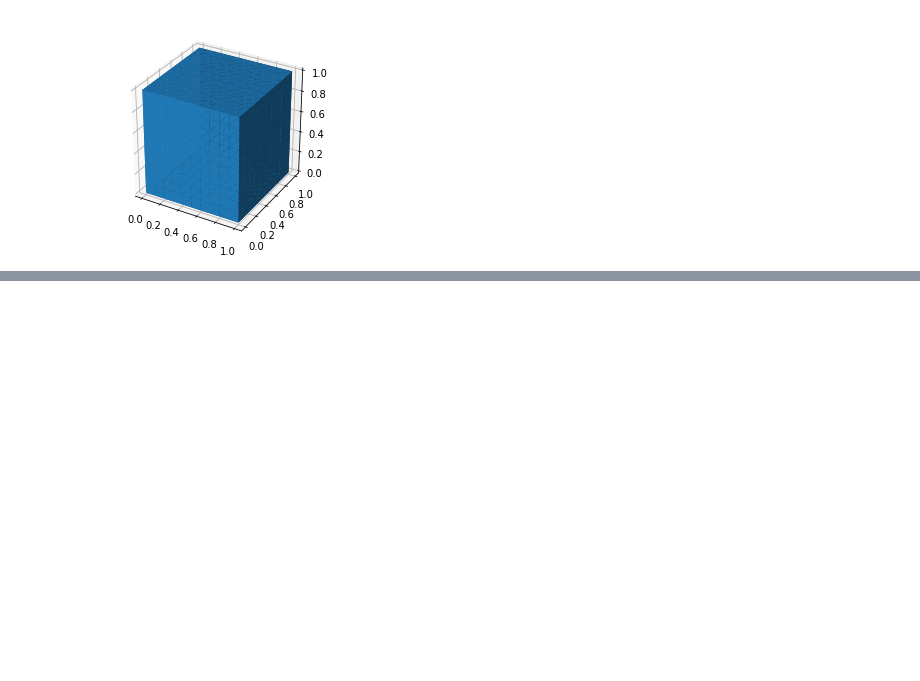
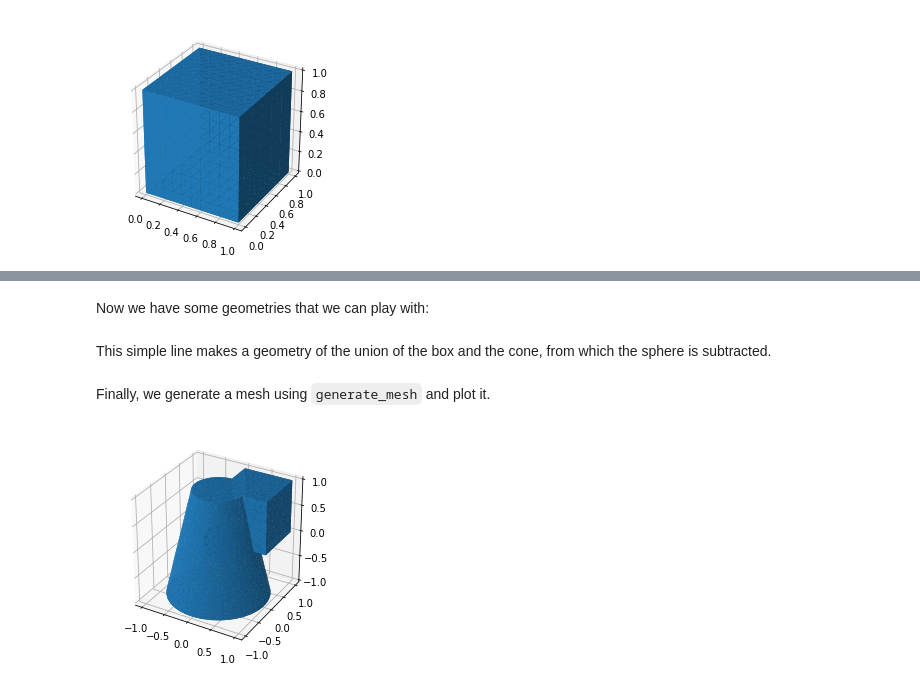
Before and after one commit to unifem/fenics-notes, a Jupyter notebook: notebooks/mesh_generation.ipynb, the cells around one changed output, grey strips where cells are left out. Cells and saved outputs as stored; diff of their text form; code cells hidden in the pictures; blank space fills up the shorter version.

```diff
--- a/notebooks/mesh_generation.ipynb
+++ b/notebooks/mesh_generation.ipynb
@@ -308,0 +89,2 @@ To export meshes from FEniCS, one should check the volumes, and if the volume of
+# %%
+box = Box(Point(0, 0, 0), Point(1, 1, 1))
@@ -308,0 +94,2 @@ To export meshes from FEniCS, one should check the volumes, and if the volume of
+# %%
+sphere = Sphere(Point(0, 0, 0), 0.3)
@@ -308,0 +99,19 @@ To export meshes from FEniCS, one should check the volumes, and if the volume of
+# %%
+cone1 = Cone(Point(0., 0., -1.), Point(0., 0., 3.), 1.)
+
+cone2 = Cone(Point(0., 0., 1.), Point(0., 0., 3.), 0.5)
+# %% [markdown]
+Now we have some geometries that we can play with:
+# %%
+g3d = box + cone1 - cone2 - sphere
+# %% [markdown]
+This simple line makes a geometry of the union of the box and the
+cone, from which the sphere is subtracted.
+# %% [markdown]
+Finally, we generate a mesh using `generate_mesh` and plot it.
+# %%
+mesh3d = generate_mesh(g3d, 32)
+info(mesh3d)
+plot(mesh3d, "3D mesh")
+# %% [output]
+[figure, added]
```
Also changed, not shown: parts of 56 cells of this notebook, 1 other file.
